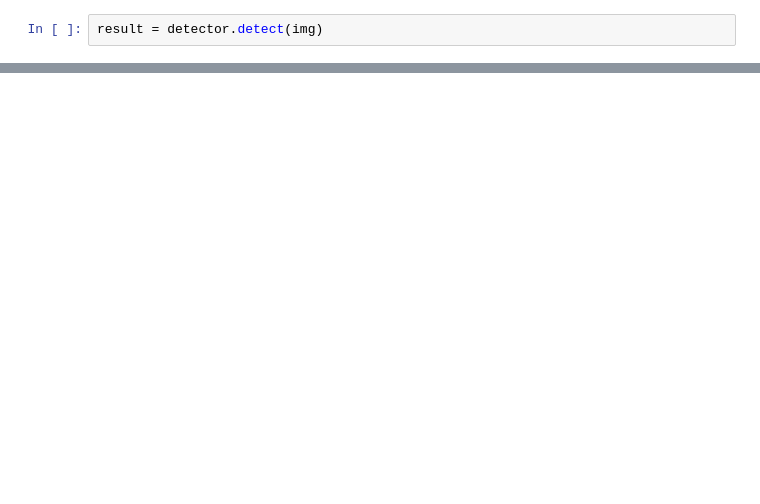
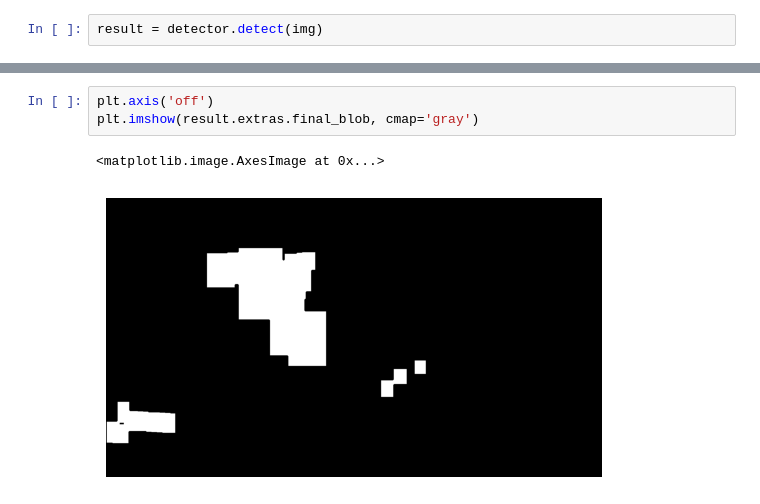
Before and after one commit to SimpleANPR/anpr, a Jupyter notebook: detection_classifiers.ipynb, the cells around one changed output, grey strips where cells are left out. Saved outputs shown, nothing was run; the diff lists cells and outputs as text; blank space fills up the shorter version.

```diff
--- a/detection_classifiers.ipynb
+++ b/detection_classifiers.ipynb
@@ -78,0 +94,6 @@ if result.n_candidates > 0:
+# %%
+plt.axis('off')
+plt.imshow(result.extras.final_blob, cmap='gray')
+# %% [output]
+<matplotlib.image.AxesImage at 0x...>
+[figure, added]
```
Also changed, not shown: parts of 4 cells of this notebook, 3 other files.
